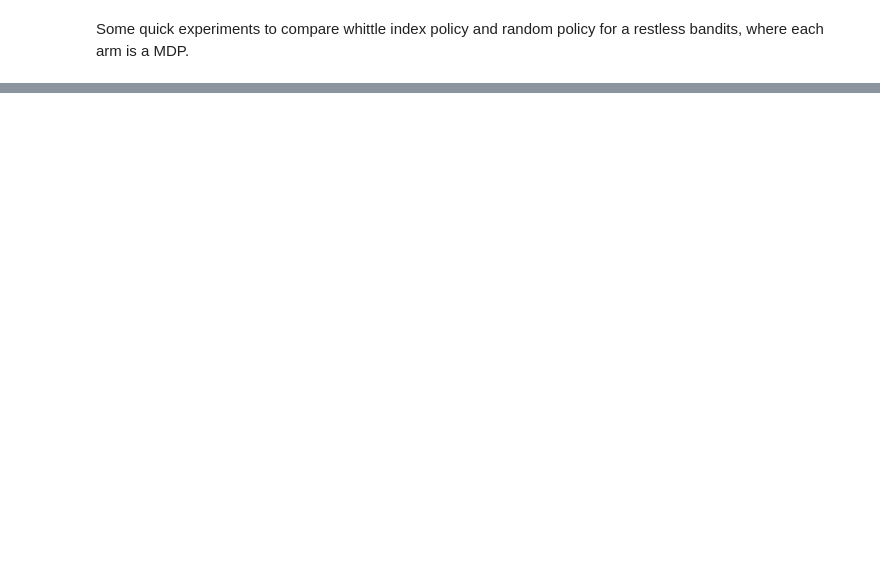
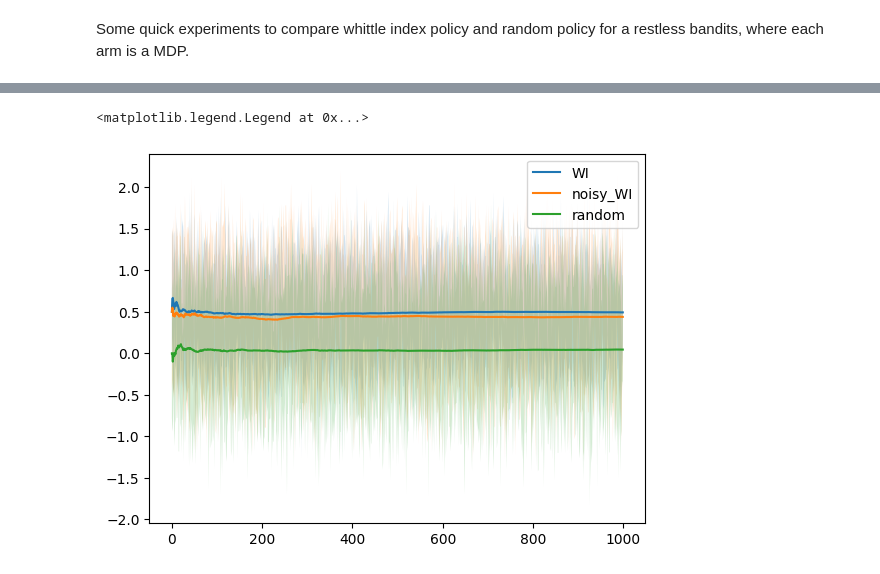
Before and after one commit to JiujiaZ/restless_bandit_basics, a Jupyter notebook: run.ipynb, the cells around one changed output, grey strips where cells are left out. Cells and saved outputs as stored; diff of their text form; code cells hidden in the pictures; blank space fills up the shorter version.

```diff
--- a/run.ipynb
+++ b/run.ipynb
@@ -43,0 +111,18 @@ plt.legend()
+# %%
+# pertubation variance:
+sigma = 1e-1
+
+noisy_WI_reward = list()
+
+for i in range(n_trials):
+    print('trail number:', i+1)
+
+    # ground truth transition provided to bandit model
+    # same parameters, initial start as above
+    rb.reset()
+
+    # noisy transitions used for WI computation
+    perturbed_transitions = np.zeros_like(transitions)
+    for n in range(n_arms):
+        perturbed_transitions[n,:,:,:] = noisy_transitions(transitions[n], sigma)
+    noisy_WI_reward.append(WI_train(rb, R, transitions = perturbed_transitions, episode = 1000, K = K ))
@@ -43,0 +140,17 @@ plt.legend()
+# %%
+noisy_WI_mean = np.array(noisy_WI_reward).mean(axis = 0)
+noisy_WI_std = np.array(noisy_WI_reward).std(axis = 0)
+
+plt.plot(np.cumsum(WI_mean)/(np.arange(len(WI_mean))+1), label = 'WI')
+plt.plot(np.cumsum(noisy_WI_mean)/(np.arange(len(noisy_WI_mean))+1), label = 'noisy_WI')
+plt.plot(np.cumsum(random_mean)/(np.arange(len(random_mean))+1), label = 'random')
+
+plt.fill_between(np.arange(len(WI_mean)), WI_mean-WI_std, WI_mean+WI_std, alpha=0.2)
+plt.fill_between(np.arange(len(noisy_WI_mean)),
+                 noisy_WI_mean-noisy_WI_std, noisy_WI_mean+noisy_WI_std, alpha=0.2)
+plt.fill_between(np.arange(len(random_mean)), random_mean-random_std, random_mean+random_std, alpha=0.2)
+
+plt.legend()
+# %% [output]
+<matplotlib.legend.Legend at 0x...>
+[figure, added]
```
Also changed, not shown: parts of 12 cells of this notebook.
